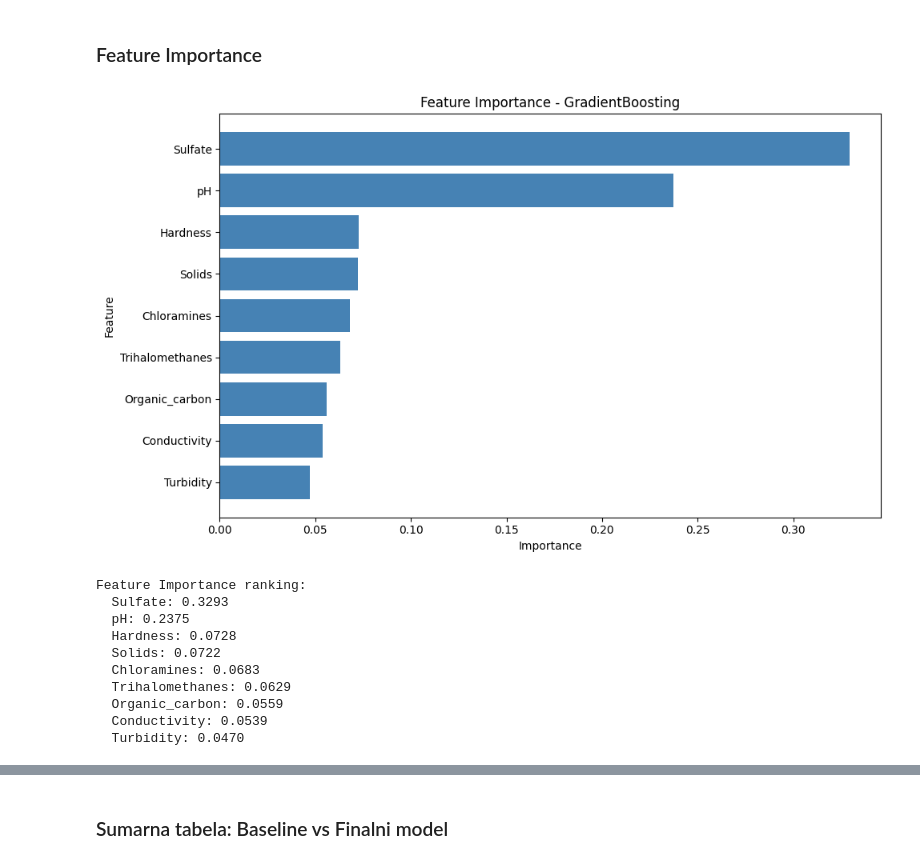
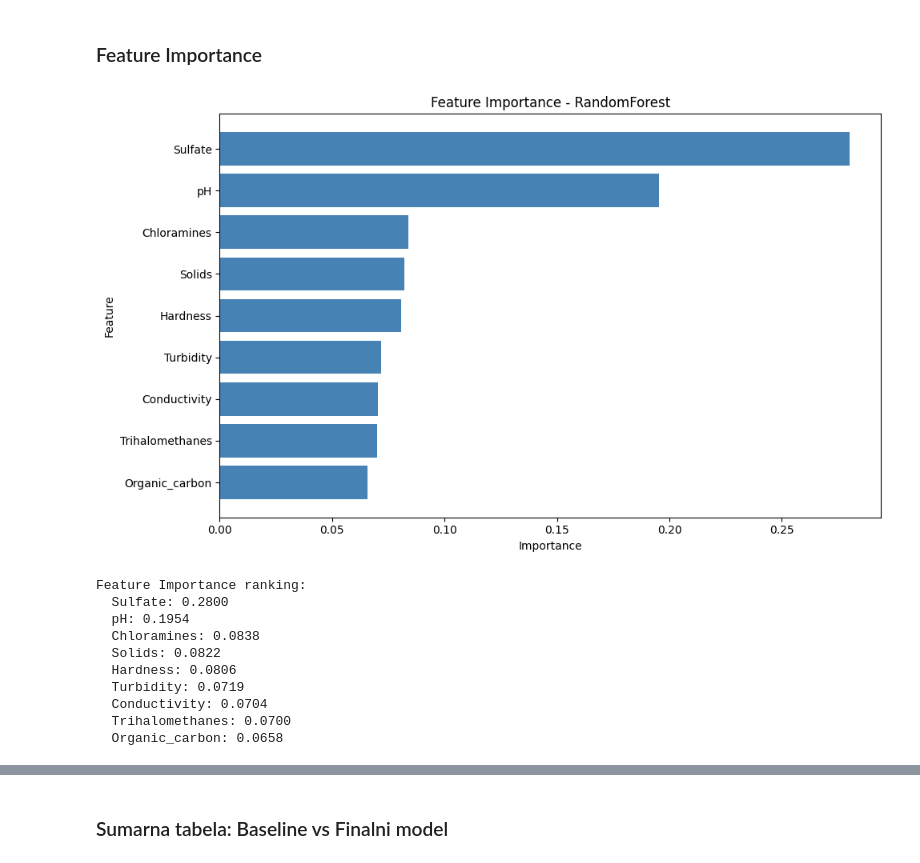
Before and after one commit to anastasijasavov/machine-learning, a Jupyter notebook: notebooks/potability_final.ipynb, the cells around one changed output, grey strips where cells are left out. Saved outputs shown, nothing was run; the diff lists cells and outputs as text; code cells hidden in the pictures.

Commit message:
add roc curve detailed, final overview

```diff
--- a/notebooks/potability_final.ipynb
+++ b/notebooks/potability_final.ipynb
@@ -259,5 +204,3 @@ df_filled = imputer.fit_transform(df)
-# %%
-df[:]= imputer.fit_transform(df_filled)
 # %%
 df.isnull().sum()
 # %% [output]
@@ -951,14 +881,14 @@ Confusion matrix, Feature Importance, ROC krivulja i AUC score.
 from sklearn.metrics import confusion_matrix, ConfusionMatrixDisplay, classification_report
 from sklearn.metrics import roc_curve, auc, RocCurveDisplay
 
-# Treniranje najboljeg modela (GradientBoosting sa optimizovanim parametrima)
-best_model = GradientBoostingClassifier(
-    learning_rate=0.2,
-    max_depth=5,
+# Treniranje najboljeg modela (RandomForest sa optimizovanim parametrima)
+# Koristimo parametre iz random_search ili default dobre vrednosti
+best_model = RandomForestClassifier(
+    n_estimators=200,
+    max_depth=20,
     min_samples_leaf=2,
     min_samples_split=2,
-    n_estimators=200,
-    subsample=0.8,
+    max_features='sqrt',
     random_state=42
 )
 
@@ -1018,33 +948,33 @@ Recall (Pitka): 0.7713
 # %%
 # Feature Importance
 feature_importance = pd.DataFrame({
     'feature': features,
     'importance': best_model.feature_importances_
 }).sort_values('importance', ascending=True)
 
 plt.figure(figsize=(10, 6))
 plt.barh(feature_importance['feature'], feature_importance['importance'], color='steelblue')
 plt.xlabel('Importance')
 plt.ylabel('Feature')
-plt.title('Feature Importance - GradientBoosting')
+plt.title('Feature Importance - RandomForest')
 plt.tight_layout()
 plt.show()
 
 print("\nFeature Importance ranking:")
 for idx, row in feature_importance.sort_values('importance', ascending=False).iterrows():
     print(f"  {row['feature']}: {row['importance']:.4f}")
 # %% [output]
-[figure, old version]
+[figure, new version]
 Feature Importance ranking:
-  Sulfate: 0.3293
-  pH: 0.2375
-  Hardness: 0.0728
-  Solids: 0.0722
-  Chloramines: 0.0683
-  Trihalomethanes: 0.0629
-  Organic_carbon: 0.0559
-  Conductivity: 0.0539
-  Turbidity: 0.0470
+  Sulfate: 0.2800
+  pH: 0.1954
+  Chloramines: 0.0838
+  Solids: 0.0822
+  Hardness: 0.0806
+  Turbidity: 0.0719
+  Conductivity: 0.0704
+  Trihalomethanes: 0.0700
+  Organic_carbon: 0.0658
 # %%
 # ROC krivulja i AUC
 fpr, tpr, thresholds = roc_curve(y_test_final, y_pred_proba)
```
Also changed, not shown: parts of 89 cells of this notebook.
